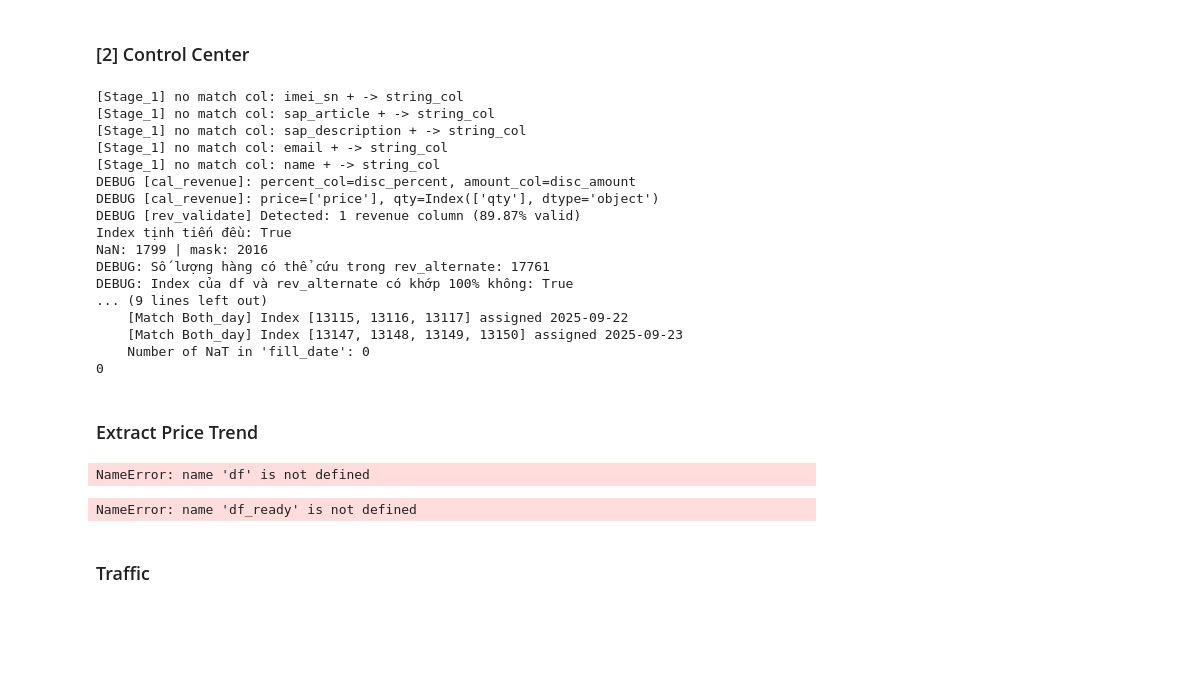
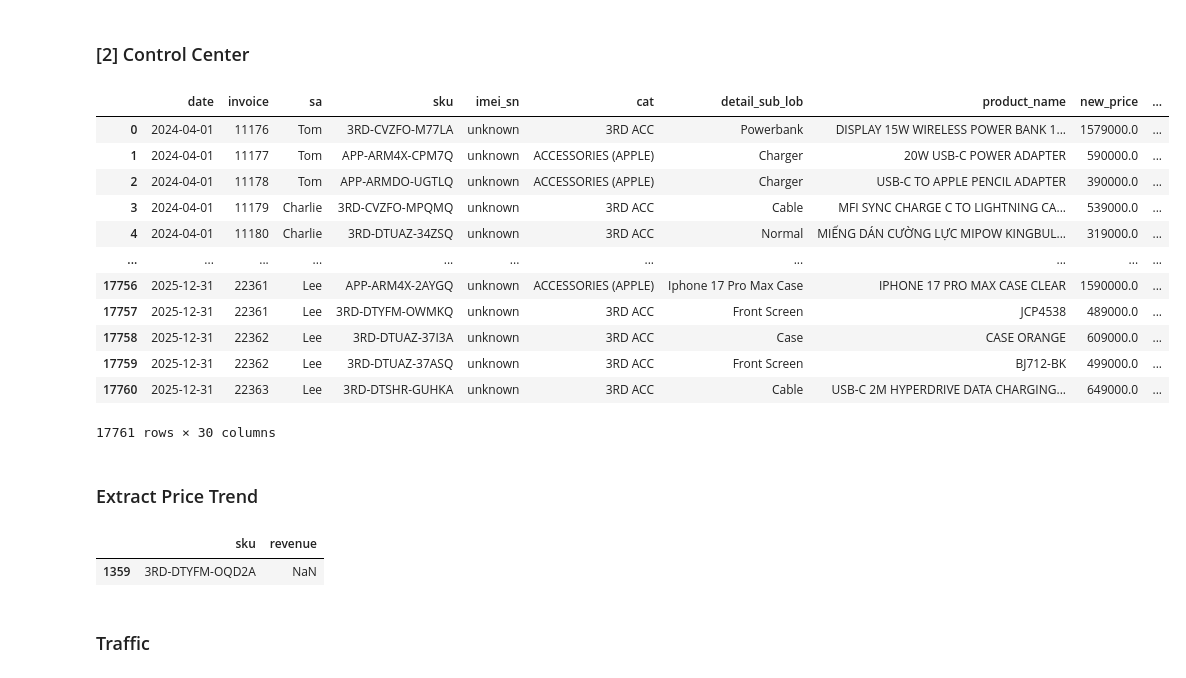
Before and after one commit to jamesaster/dynamic-dataframe, a Jupyter notebook: notebooks/master_pipeline.ipynb, the cells around one changed output. Cells and saved outputs as stored; diff of their text form; code cells hidden in the pictures; blank space fills up the shorter version.

```diff
--- a/notebooks/master_pipeline.ipynb
+++ b/notebooks/master_pipeline.ipynb
@@ -81,22 +81,23 @@ with redirect_stdout(f):
     df_2024.columns = df_2025.columns
 
     first_4_cols = df_2024.columns[:4]
-    df = pd.concat([df_2024, df_2025], axis=0, ignore_index=True).dropna(subset=first_4_cols, ignore_index=True)
+    df_raw = pd.concat([df_2024, df_2025], axis=0, ignore_index=True).dropna(subset=first_4_cols, ignore_index=True)
 
-    df.columns = df.columns.str.strip().str.replace(r'\s+', '_', regex=True).str.lower()
-    df = df.drop(config['drop_col'], axis=1, errors='ignore')
+    df_raw.columns = df_raw.columns.str.strip().str.replace(r'\s+', '_', regex=True).str.lower()
+    df_raw = df_raw.drop(config['drop_col'], axis=1, errors='ignore')
+
+    df = df_raw.copy()
 
 # 3. Data Validation & Standardization
 with redirect_stdout(f):
     categorize_results = stage_1(stage_0(df))
     df = rev_validate(df, config['payment_cols'], config['disc_cols'], categorize_results)
+
     df[config['date_pocket']], list_errors_date = recover_date(df, config['date_pocket'], config['date_anchor'])
     df = df.drop('fill_date', axis=1, errors='ignore')
+
     #* After cleaned
-    df_new = execution(df, categorize_results)
-    print(df['revenue'].isna().sum())
-
-
+    df_new = execution(df, categorize_results).copy()
 
 # 4. Identity Masking & Privacy Protection
 with redirect_stdout(f):
@@ -156,60 +157,54 @@ with redirect_stdout(f):
 
         return series.map(hash_map).fillna('unknown')
 
     df_new['imei_sn'] = imei_hashing(df_new['imei_sn'], cust_salt)
 
 # df_ready.insert(1, 'day', df_ready['date'].dt.day)
 # df_ready.insert(2, 'month', df_ready['date'].dt.month)
 # df_ready.insert(3, 'year', df_ready['date'].dt.year)
 #! nhớ drop price
 #* 7. df_ready
 with redirect_stdout(f):
     # Preparing Main df
     sensitive_cols = ['ean', 'sap_article', 'sap_description']
     df_new = df_new.drop(sensitive_cols, axis=1, errors='ignore')
     # Preparing price df
     anonym_price['detail_sub_lob'] = anonym_price['detail_sub_lob'].astype('string').str.strip().str.title()
     anonym_price = anonym_price.rename({'master_sku': 'sku'}, axis=1)
     anonym_cols = ['sku', 'product_name',
         'detail_sub_lob', 'color',
         'memory_size', 'new_price']
     # Merging & Re-ordering
     df_ready = df_new.merge(anonym_price[anonym_cols], how='left', on='sku')
     _orders = ['date', 'invoice',
         'sa', 'sku', 'imei_sn',
         'cat', 'detail_sub_lob',
         'product_name', 'new_price']
     ready_orders = _orders + [col for col in df_ready.columns if col not in _orders]
     df_ready = df_ready[ready_orders]
 
-# df_ready
+df_ready
 # %% [output]
+|  | date | invoice | sa | sku | imei_sn | cat | detail_sub_lob | product_name | new_price | ... |
+| 0 | 2024-04-01 | 11176 | Tom | 3RD-CVZFO-M77LA | unknown | 3RD ACC | Powerbank | DISPLAY 15W WIRELESS POWER BANK 1... | 1579000.0 | ... |
+| 1 | 2024-04-01 | 11177 | Tom | APP-ARM4X-CPM7Q | unknown | ACCESSORIES (APPLE) | Charger | 20W USB-C POWER ADAPTER | 590000.0 | ... |
+| 2 | 2024-04-01 | 11178 | Tom | APP-ARMDO-UGTLQ | unknown | ACCESSORIES (APPLE) | Charger | USB-C TO APPLE PENCIL ADAPTER | 390000.0 | ... |
+| 3 | 2024-04-01 | 11179 | Charlie | 3RD-CVZFO-MPQMQ | unknown | 3RD ACC | Cable | MFI SYNC CHARGE C TO LIGHTNING CA... | 539000.0 | ... |
+| 4 | 2024-04-01 | 11180 | Charlie | 3RD-DTUAZ-34ZSQ | unknown | 3RD ACC | Normal | MIẾNG DÁN CƯỜNG LỰC MIPOW KINGBUL... | 319000.0 | ... |
+| ... | ... | ... | ... | ... | ... | ... | ... | ... | ... | ... |
+| 17756 | 2025-12-31 | 22361 | Lee | APP-ARM4X-2AYGQ | unknown | ACCESSORIES (APPLE) | Iphone 17 Pro Max Case | IPHONE 17 PRO MAX CASE CLEAR | 1590000.0 | ... |
+| 17757 | 2025-12-31 | 22361 | Lee | 3RD-DTYFM-OWMKQ | unknown | 3RD ACC | Front Screen | JCP4538 | 489000.0 | ... |
+| 17758 | 2025-12-31 | 22362 | Lee | 3RD-DTUAZ-37I3A | unknown | 3RD ACC | Case | CASE ORANGE | 609000.0 | ... |
+| 17759 | 2025-12-31 | 22362 | Lee | 3RD-DTUAZ-37ASQ | unknown | 3RD ACC | Front Screen | BJ712-BK | 499000.0 | ... |
+| 17760 | 2025-12-31 | 22363 | Lee | 3RD-DTSHR-GUHKA | unknown | 3RD ACC | Cable | USB-C 2M HYPERDRIVE DATA CHARGING... | 649000.0 | ... |
-[Stage_1] no match col: imei_sn + -> string_col
-[Stage_1] no match col: sap_article + -> string_col
-[Stage_1] no match col: sap_description + -> string_col
-[Stage_1] no match col: email + -> string_col
-[Stage_1] no match col: name + -> string_col
-DEBUG [cal_revenue]: percent_col=disc_percent, amount_col=disc_amount
-DEBUG [cal_revenue]: price=['price'], qty=Index(['qty'], dtype='object')
-DEBUG [rev_validate] Detected: 1 revenue column (89.87% valid)
-Index tịnh tiến đều: True
-NaN: 1799 | mask: 2016
-DEBUG: Số lượng hàng có thể cứu trong rev_alternate: 17761
-DEBUG: Index của df và rev_alternate có khớp 100% không: True
-... (9 lines left out)
-    [Match Both_day] Index [13115, 13116, 13117] assigned 2025-09-22
-    [Match Both_day] Index [13147, 13148, 13149, 13150] assigned 2025-09-23
-    Number of NaT in 'fill_date': 0
-0
+17761 rows × 30 columns
 # %% [markdown]
 ### Extract Price Trend
 # %%
-df
+# df
-# %% [output]
-NameError: name 'df' is not defined
 # %%
 df_ready['revenue_ratio'] = (df_ready['revenue'] / df_ready[['sku', 'revenue']].replace(0, np.nan).groupby('sku')['revenue'].transform('first')).fillna(1)
-origin_price = df_ready.groupby('sku')['revenue'].first()
+origin_price = df_ready.replace(0, np.nan).groupby('sku')['revenue'].first()
 
 
 
@@ -219,8 +214,8 @@ origin_price = df_ready.groupby('sku')['revenue'].first()
 
 
 
-x = '3RD-AQAHH-HWR6A'
-
+x = '3RD-DTYFM-OPA6A'
+y = '3RD-DTYFM-OQD2A'
 
 df_ready['revenue_ratio']
 df_ready.loc[17731,:]
@@ -230,13 +225,14 @@ origin_price.loc[x]
 df_ready.loc[11266,:]
 df_ready.loc[11260:11269,'revenue']
 # origin_price
-# df_ready.loc[df_ready['sku'] == x,['sku', 'revenue']].replace(0, np.nan)
+df_ready.loc[df_ready['sku'] == y,['sku', 'revenue']].replace(0, np.nan)
 
 
 # df_new.loc[11260:11269, config['payment_cols']].sum(axis=1)
-df
+# origin_price
 # %% [output]
-NameError: name 'df_ready' is not defined
+|  | sku | revenue |
+| 1359 | 3RD-DTYFM-OQD2A | NaN |
 # %% [markdown]
 ### Traffic
 # %%
```
Also changed, not shown: parts of 1 cell of this notebook, 2 other files.
